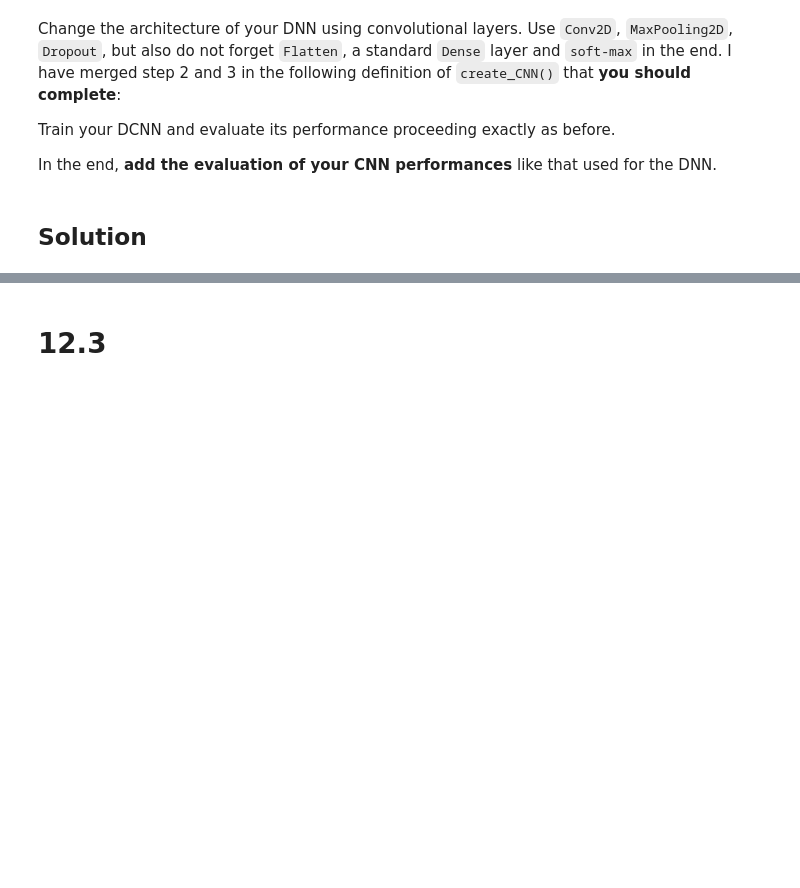
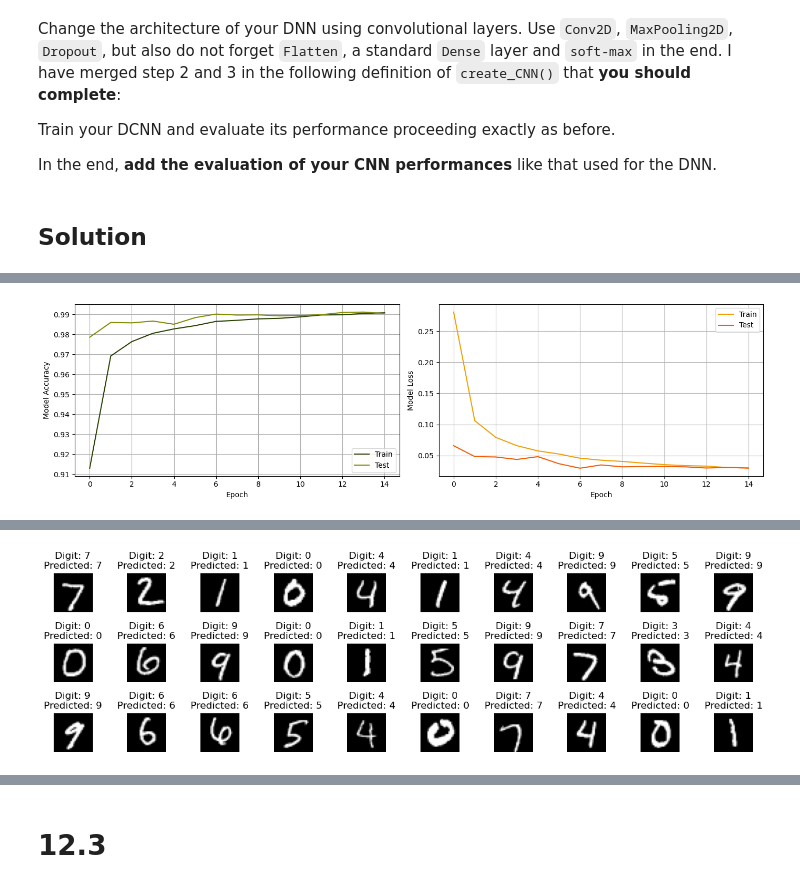
Before and after one commit to tommasoperitoree/Numerical_Simulation_Laboratory, a Jupyter notebook: LSN_12/LSN_12.2-3.ipynb, the cells around one changed output, grey strips where cells are left out. Saved outputs shown, nothing was run; the diff lists cells and outputs as text; code cells hidden in the pictures; blank space fills up the shorter version.

```diff
--- a/LSN_12/LSN_12.2-3.ipynb
+++ b/LSN_12/LSN_12.2-3.ipynb
@@ -14,8 +14,6 @@ from keras.optimizers.legacy import SGD, Adam, RMSprop, Adagrad, Adadelta, Adam,
 from keras.layers import Flatten, Conv2D, MaxPooling2D
 
 from PIL import Image
-
-
 import os
 import numpy as np
 import matplotlib.pyplot as plt
@@ -24,3 +22,5 @@ import matplotlib.pyplot as plt
 seed=0
 np.random.seed(seed) # fix random seed
 tf.random.set_seed(seed)
+
+colors = ['#274001', '#828a00', '#f29f05', '#f25c05', '#d6568c', '#4d8584', '#a62f03', '#400d01', '#8a2f00', '#d6a05e']
@@ -246,0 +125,13 @@ def create_CNN():
+# %%
+batch_size = 32
+epochs = 15
+
+model_CDNN = create_CDNN()
+
+history = model_CDNN.fit(X_train, Y_train,
+                        batch_size = batch_size,
+                        epochs = epochs,
+                        verbose = 1,
+                        validation_data = (X_test, Y_test)
+                        )
+print('Model trained successfully and ready to be evaluated.')
@@ -246,0 +159,45 @@ def create_CNN():
+# %%
+# Evaluate the model
+score = model_CDNN.evaluate(X_test, Y_test, verbose=1)
+# print performance
+print()
+print('Test loss:', score[0])
+print('Test accuracy:', score[1])
+print()
+
+# look into training history
+fig, axs = plt.subplots(1, 2, figsize=(14, 4))
+# Summarize history for accuracy
+axs[0].plot(history.history['acc'], color=colors[0])
+axs[0].plot(history.history['val_acc'], color=colors[1])
+axs[0].set_ylabel('Model Accuracy')
+axs[0].set_xlabel('Epoch')
+axs[0].legend(['Train', 'Test'], loc='best')
+axs[0].grid()
+# Summarize history for loss
+axs[1].plot(history.history['loss'], color=colors[2])
+axs[1].plot(history.history['val_loss'], color=colors[3])
+axs[1].set_ylabel('Model Loss')
+axs[1].set_xlabel('Epoch')
+axs[1].legend(['Train', 'Test'], loc='best')
+axs[1].grid()
+
+plt.tight_layout()
+plt.show()
+
+# Make predictions
+
+predictions = model_CDNN.predict(X_test)
+
+x_test = X_test.reshape(X_test.shape[0], img_rows, img_cols,1)
+
+plt.figure(figsize = (16,4))
+
+for i in range(30):
+    ax = plt.subplot(3, 10, i + 1)
+    plt.imshow(x_test[i, :, :, 0], cmap = 'gray')
+    plt.title("Digit: {}\nPredicted: {}".format(np.argmax(Y_test[i]), np.argmax(predictions[i])))
+    plt.axis('off')
+    plt.subplots_adjust(hspace = 0.8)
+plt.show()
+# %% [output]
@@ -246,0 +208 @@ def create_CNN():
+[figure, added]
@@ -246,0 +210 @@ def create_CNN():
+[figure, added]
```
Also changed, not shown: parts of 30 cells of this notebook, 12 other files.
